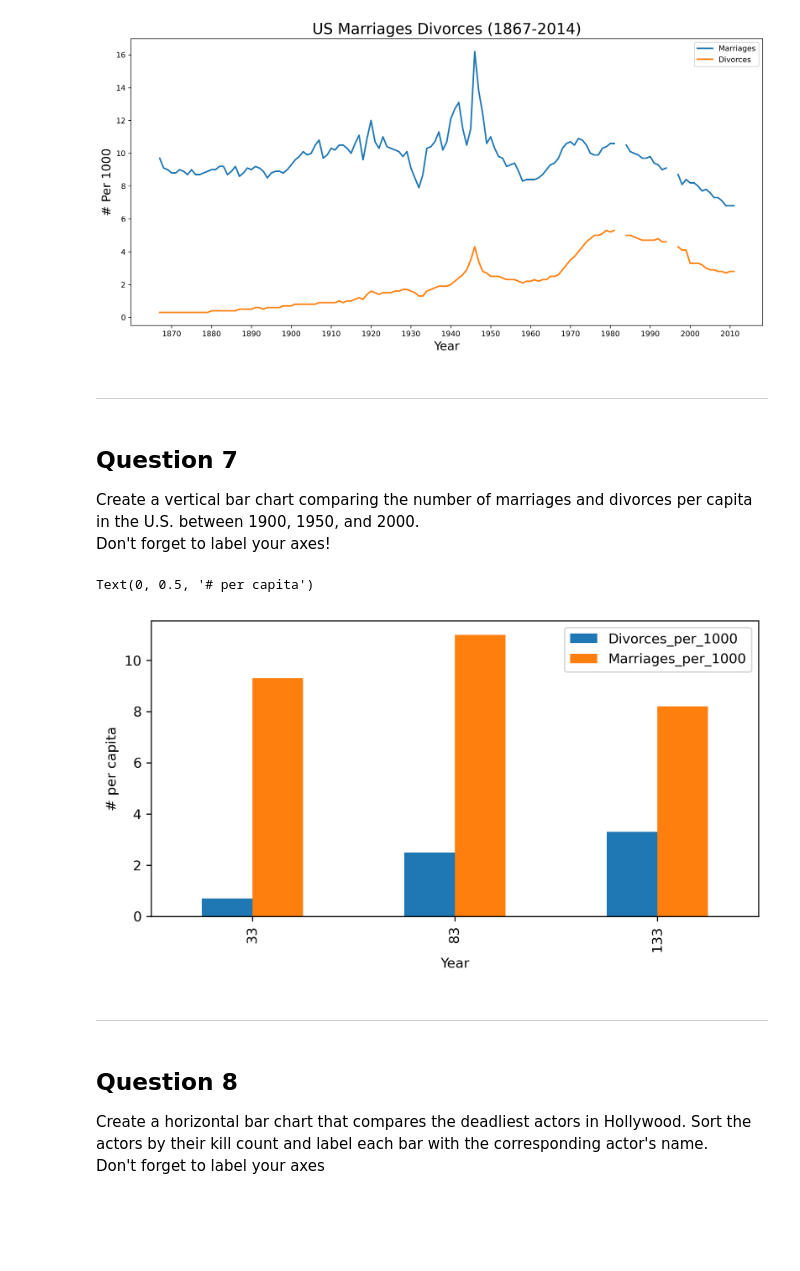
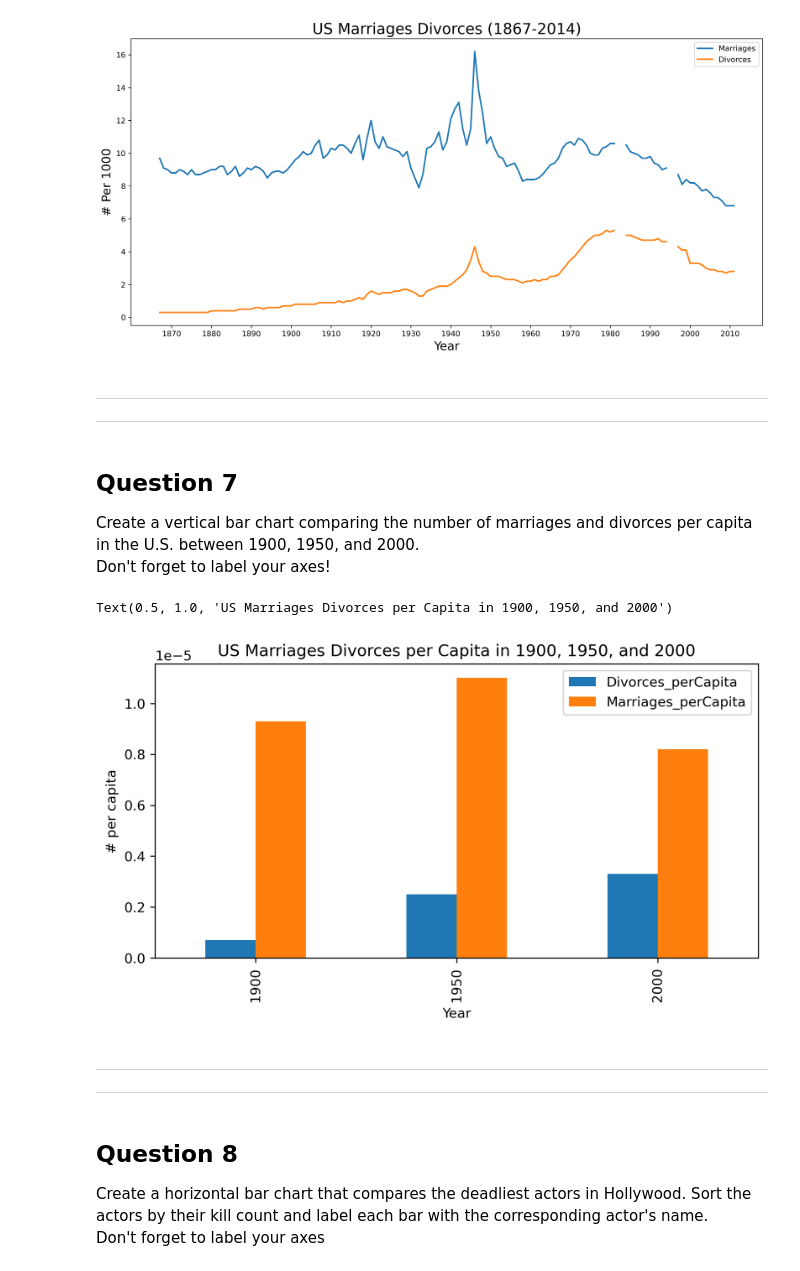
Before and after one commit to HSD-BDAT/HarmilapSingh.Dhaliwal.BDAT1004PS03, a Jupyter notebook: PS_03.ipynb, the cells around one changed output. Cells and saved outputs as stored; diff of their text form; code cells hidden in the pictures; blank space fills up the shorter version.

```diff
--- a/PS_03.ipynb
+++ b/PS_03.ipynb
@@ -469,6 +835,7 @@ Text(0.5, 1.0, 'US Marriages Divorces (1867-2014)')
 [figure]
 # %% [markdown]
 ---
+---
 # %% [markdown]
 ## Question 7
 
@@ -477,14 +844,21 @@ Don't forget to label your axes!
 # %%
 plt.rcParams["figure.figsize"] = (8,4)
 plt.rcParams['figure.dpi'] = 300
-marriages.loc[marriages.Year.isin([1900, 1950, 2000]), ['Divorces_per_1000', 'Marriages_per_1000']].plot.bar()
+
+marriages["Divorces_perCapita"] = marriages.Divorces_per_1000/1000
+marriages["Marriages_perCapita"] = marriages.Marriages_per_1000/1000
+
+marriages.loc[marriages.Year.isin([1900, 1950, 2000]), ['Year', 'Divorces_perCapita', 'Marriages_perCapita']].plot.bar(x = 'Year')
 plt.xlabel('Year')
 plt.ylabel('# per capita')
+
+plt.title('US Marriages Divorces per Capita in 1900, 1950, and 2000')
 # %% [output]
-Text(0, 0.5, '# per capita')
+Text(0.5, 1.0, 'US Marriages Divorces per Capita in 1900, 1950, and 2000')
-[figure, old version]
+[figure, new version]
 # %% [markdown]
 ---
+---
 # %% [markdown]
 ## Question 8
 
```
Also changed, not shown: parts of 87 cells of this notebook.
